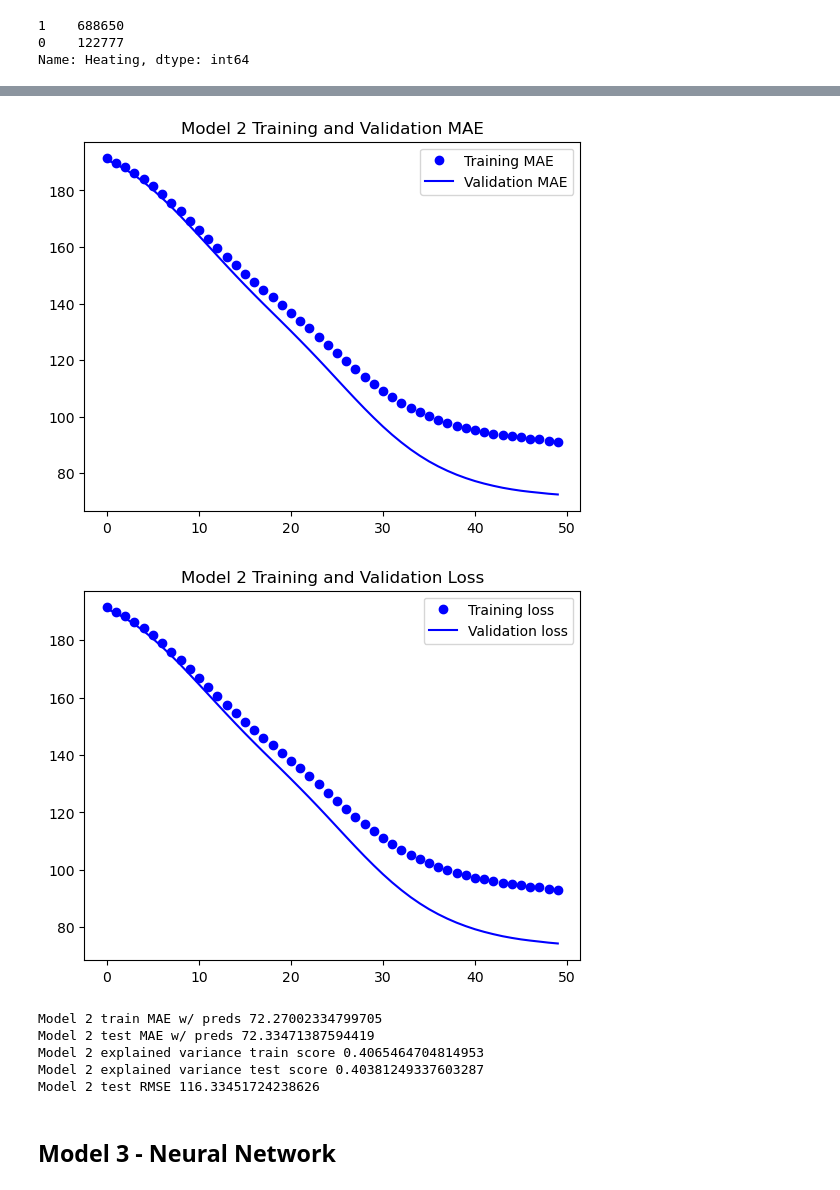
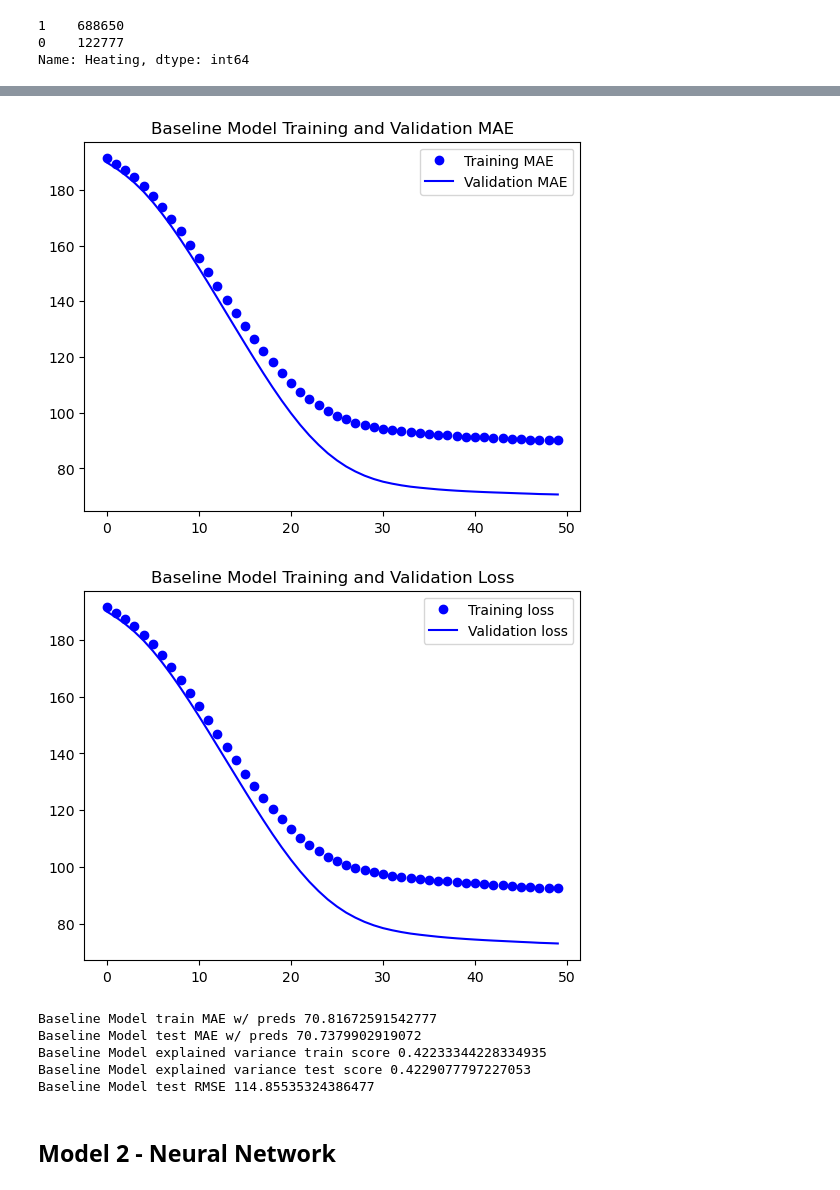
Before and after one commit to sjeanat3/Asheville-AirBnB-Experience-Recommendation, a Jupyter notebook: Notebooks/Asheville AirBnB Price Prediction Notebook.ipynb, the cells around one changed output, grey strips where cells are left out. Cells and saved outputs as stored; diff of their text form; code cells hidden in the pictures.

Commit message:
continue modeling

```diff
--- a/Notebooks/Asheville AirBnB Price Prediction Notebook.ipynb
+++ b/Notebooks/Asheville AirBnB Price Prediction Notebook.ipynb
@@ -951,6 +958,7 @@ Name: neighborhood, dtype: int64
 # %%
 asheville_modeling_data['day_of_week'] = asheville_modeling_data['date'].dt.dayofweek
 asheville_modeling_data['month'] = asheville_modeling_data['date'].dt.month
+asheville_modeling_data['week'] = asheville_modeling_data['date'].dt.week
 asheville_modeling_data = asheville_modeling_data.drop(['date'], axis = 1)
 asheville_modeling_data.info()
 # %% [output]
@@ -1123,14 +1033,14 @@ plt.figure(figsize=(20, 500))
 # %%
 #One hot encode the categorical columns
-model2_sklearn = asheville_modeling_data
-model2_cat = model2_sklearn[['neighborhood', 'room_type', 'day_of_week', 'month']]
+baseline_model_sklearn = asheville_modeling_data
+baseline_model_cat = baseline_model_sklearn[['neighborhood', 'room_type', 'day_of_week', 'month', 'week']]
 
 ohe = OneHotEncoder(drop="first", sparse=False)
-ohe.fit(model2_cat)
+ohe.fit(baseline_model_cat)
 
-model2_cat_ohe = pd.DataFrame(data = ohe.transform(model2_cat),
+baseline_model_cat_ohe = pd.DataFrame(data = ohe.transform(baseline_model_cat),
                               columns = ohe.get_feature_names_out())
-model2_cat_ohe
+baseline_model_cat_ohe
 # %% [output]
 |  | neighborhood_Asheville | neighborhood_Candler | neighborhood_Fletcher | neighborhood_Woodfin | ... |
 | 0 | 1.0 | 0.0 | 0.0 | 0.0 | ... |
@@ -1148,9 +1058,12 @@ model2_cat_ohe
 # %%
 #Merge the one hot encoded dataframe and the numeric columns
-model2_numeric = asheville_modeling_data[['daily_price', 'host_is_superhost', 'accommodates', 'bedrooms', 'beds',
+baseline_model_numeric = asheville_modeling_data[['listing_id', 'daily_price', 'host_is_superhost', 'accommodates', 'bedrooms', 'beds',
                                           'bathrooms', 'Air conditioning', 'Wifi', 'TV', 'Kitchen', 'Washer',
-                                          'Dryer', 'Heating']]
+                                          'Dryer', 'Heating', 'week']]
 
-model2_comb_ohe = model2_numeric.join(model2_cat_ohe, how = 'left')
-model2_comb_ohe
+baseline_model_comb_ohe = baseline_model_numeric.join(baseline_model_cat_ohe, how = 'left')
+# baseline_model_comb_ohe = baseline_model_comb_ohe.groupby(['listing_id', 'week']).mean()
+# baseline_model_comb_ohe = baseline_model_comb_ohe.reset_index()
+# baseline_model_comb_ohe = baseline_model_comb_ohe.drop(['week'], axis = 1)
+baseline_model_comb_ohe
 # %% [output]
@@ -1285,41 +1199,41 @@ model2_nn_test_preds = model2_nn.predict(model2_X_test_scaled)
 # %%
 #Plot the model's train MAE, validation MAE, train loss, and validation loss by each epoch using the model's
     #histoire variable
-model2_mae = model2_nn_histoire.history['mae']
-model2_val_mae = model2_nn_histoire.history['val_mae']
-model2_loss = model2_nn_histoire.history['loss']
-model2_val_loss = model2_nn_histoire.history['val_loss']
-model2_epochs = range(len(model2_mae))
+baseline_model_mae = baseline_model_nn_histoire.history['mae']
+baseline_model_val_mae = baseline_model_nn_histoire.history['val_mae']
+baseline_model_loss = baseline_model_nn_histoire.history['loss']
+baseline_model_val_loss = baseline_model_nn_histoire.history['val_loss']
+baseline_model_epochs = range(len(baseline_model_mae))
 
-plt.plot(model2_epochs, model2_mae, 'bo', label = 'Training MAE')
-plt.plot(model2_epochs, model2_val_mae, 'b', label = 'Validation MAE')
-plt.title('Model 2 Training and Validation MAE')
+plt.plot(baseline_model_epochs, baseline_model_mae, 'bo', label = 'Training MAE')
+plt.plot(baseline_model_epochs, baseline_model_val_mae, 'b', label = 'Validation MAE')
+plt.title('Baseline Model Training and Validation MAE')
 plt.legend()
 plt.figure()
-plt.plot(model2_epochs, model2_loss, 'bo', label = 'Training loss')
-plt.plot(model2_epochs, model2_val_loss, 'b', label = 'Validation loss')
-plt.title('Model 2 Training and Validation Loss')
+plt.plot(baseline_model_epochs, baseline_model_loss, 'bo', label = 'Training loss')
+plt.plot(baseline_model_epochs, baseline_model_val_loss, 'b', label = 'Validation loss')
+plt.title('Baseline Model Training and Validation Loss')
 plt.legend()
 plt.show();
 # %% [output]
-[figure, old version]
+[figure, new version]
-[figure, old version]
+[figure, new version]
 # %%
-print(f'Model 2 train MAE w/ preds {mean_absolute_error(model2_y_train.values, model2_nn_train_preds)}')
-print(f'Model 2 test MAE w/ preds {mean_absolute_error(model2_y_test.values, model2_nn_test_preds)}')
+print(f'Baseline Model train MAE w/ preds {mean_absolute_error(baseline_model_y_train.values, baseline_model_nn_train_preds)}')
+print(f'Baseline Model test MAE w/ preds {mean_absolute_error(baseline_model_y_test.values, baseline_model_nn_test_preds)}')
 
-print(f'Model 2 explained variance train score {explained_variance_score(model2_y_train.values, model2_nn_train_preds)}')
-print(f'Model 2 explained variance test score {explained_variance_score(model2_y_test.values, model2_nn_test_preds)}')
+print(f'Baseline Model explained variance train score {explained_variance_score(baseline_model_y_train.values, baseline_model_nn_train_preds)}')
+print(f'Baseline Model explained variance test score {explained_variance_score(baseline_model_y_test.values, baseline_model_nn_test_preds)}')
 
 
-print(f'Model 2 test RMSE {mean_squared_error(model2_y_test.values, model2_nn_test_preds, squared = False)}')
+print(f'Baseline Model test RMSE {mean_squared_error(baseline_model_y_test.values, baseline_model_nn_test_preds, squared = False)}')
 # %% [output]
-Model 2 train MAE w/ preds 72.27002334799705
-Model 2 test MAE w/ preds 72.33471387594419
-Model 2 explained variance train score 0.4065464704814953
-Model 2 explained variance test score 0.40381249337603287
-Model 2 test RMSE 116.33451724238626
+Baseline Model train MAE w/ preds 70.81672591542777
+Baseline Model test MAE w/ preds 70.7379902919072
+Baseline Model explained variance train score 0.42233344228334935
+Baseline Model explained variance test score 0.4229077797227053
+Baseline Model test RMSE 114.85535324386477
 # %% [markdown]
-## Model 3 - Neural Network
+## Model 2 - Neural Network
 # %%
 #One hot encode the categorical columns
```
Also changed, not shown: parts of 44 cells of this notebook.
